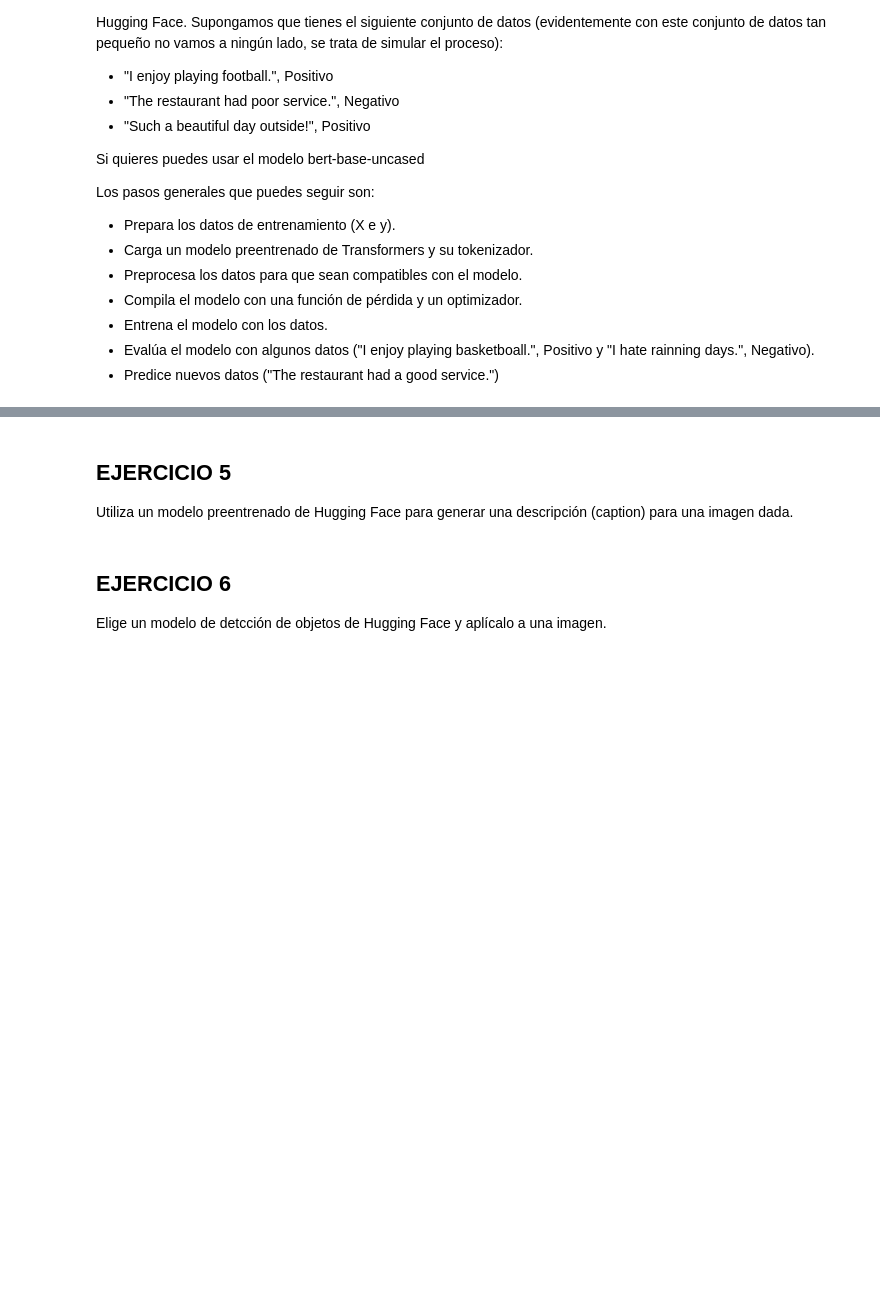
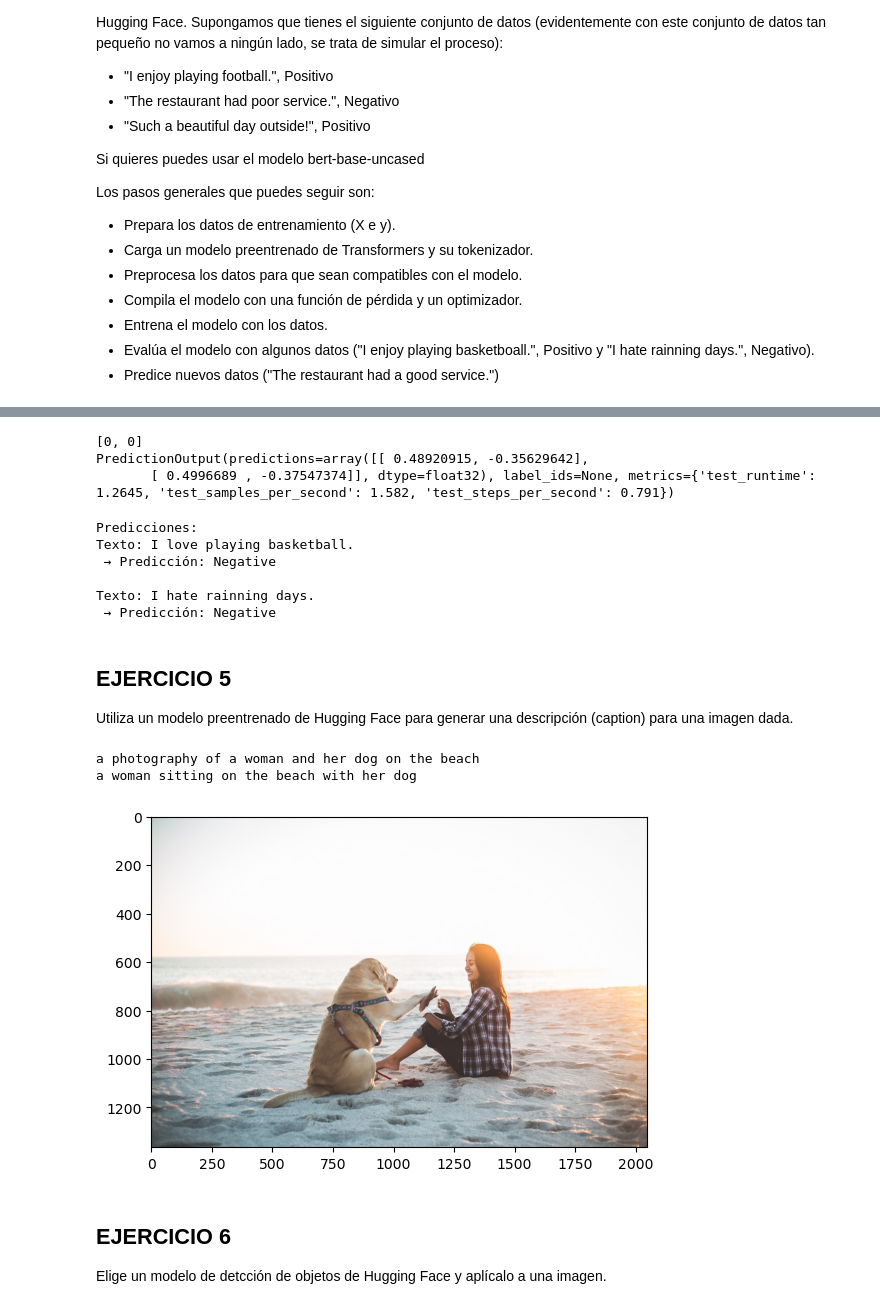
Before and after one commit to xabierguerrero/IABD_2425, a Jupyter notebook: Python_Ejers/SAPA/Deep_Learning/Ejercicios/6_3Ejercicios.ipynb, the cells around one changed output, grey strips where cells are left out. Cells and saved outputs as stored; diff of their text form; code cells hidden in the pictures; blank space fills up the shorter version.

```diff
--- a/Python_Ejers/SAPA/Deep_Learning/Ejercicios/6_3Ejercicios.ipynb
+++ b/Python_Ejers/SAPA/Deep_Learning/Ejercicios/6_3Ejercicios.ipynb
@@ -122,6 +234,72 @@ Los pasos generales que puedes seguir son:
+# %%
+texts = [
+    "I love playing basketball.",
+    "I hate rainning days."
+]
+
+# Crear un dataset con las frases
+test_dataset = Dataset.from_dict({"text": texts}).map(preprocess_function, batched=True)
+
+# Asegurar que el dataset tenga el formato correcto
+test_dataset = test_dataset.remove_columns(["text"])  # Trainer espera solo tensores
+
+# Hacer la predicción
+predictions = trainer.predict(test_dataset)
+
+# Convertir logits a etiquetas de clase
+predicted_classes = torch.tensor(predictions.predictions).argmax(dim=-1)
+print(predicted_classes.tolist())  # Lista de clases predichas
+print(predictions)
+# %% [output]
+[0, 0]
+PredictionOutput(predictions=array([[ 0.48920915, -0.35629642],
+       [ 0.4996689 , -0.37547374]], dtype=float32), label_ids=None, metrics={'test_runtime': 1.2645, 'test_samples_per_second': 1.582, 'test_steps_per_second': 0.791})
+# %%
+# Clases del modelo (ajústalas según tu dataset)
+class_labels = ["Negative", "Positive"]  # Suponiendo 0 = Negativo, 1 = Positivo
+
+# Extraer predicciones
+logits = predictions.predictions  # Obtener logits
+predicted_classes = torch.tensor(logits).argmax(dim=-1).tolist()  # Convertir a etiquetas
+
+# Formatear salida
+print("\nPredicciones:")
+for text, pred in zip(texts, predicted_classes):
+    print(f"Texto: {text}\n → Predicción: {class_labels[pred]}\n")
+# %% [output]
+Predicciones:
+Texto: I love playing basketball.
+ → Predicción: Negative
+
+Texto: I hate rainning days.
+ → Predicción: Negative
 # %% [markdown]
 ## EJERCICIO 5
 Utiliza un modelo preentrenado de Hugging Face para generar una descripción (caption) para una imagen dada.
+# %%
+processor = BlipProcessor.from_pretrained("Salesforce/blip-image-captioning-base")
+model = BlipForConditionalGeneration.from_pretrained("Salesforce/blip-image-captioning-base")
+
+img_url = 'https://storage.googleapis.com/sfr-vision-language-research/BLIP/demo.jpg'
+raw_image = Image.open(requests.get(img_url, stream=True).raw).convert('RGB')
+plt.imshow(raw_image)
+# conditional image captioning
+text = "a photography of"
+inputs = processor(raw_image, text, return_tensors="pt")
+
+out = model.generate(**inputs)
+print(processor.decode(out[0], skip_special_tokens=True))
+# >>> a photography of a woman and her dog
+
+# unconditional image captioning
+inputs = processor(raw_image, return_tensors="pt")
+
+out = model.generate(**inputs)
+print(processor.decode(out[0], skip_special_tokens=True))
+# %% [output]
+a photography of a woman and her dog on the beach
+a woman sitting on the beach with her dog
+[figure, added]
 # %% [markdown]
 ## EJERCICIO 6
 Elige un modelo de detcción de objetos de Hugging Face y aplícalo a una imagen.
```
Also changed, not shown: parts of 13 cells of this notebook, 2 other files.
